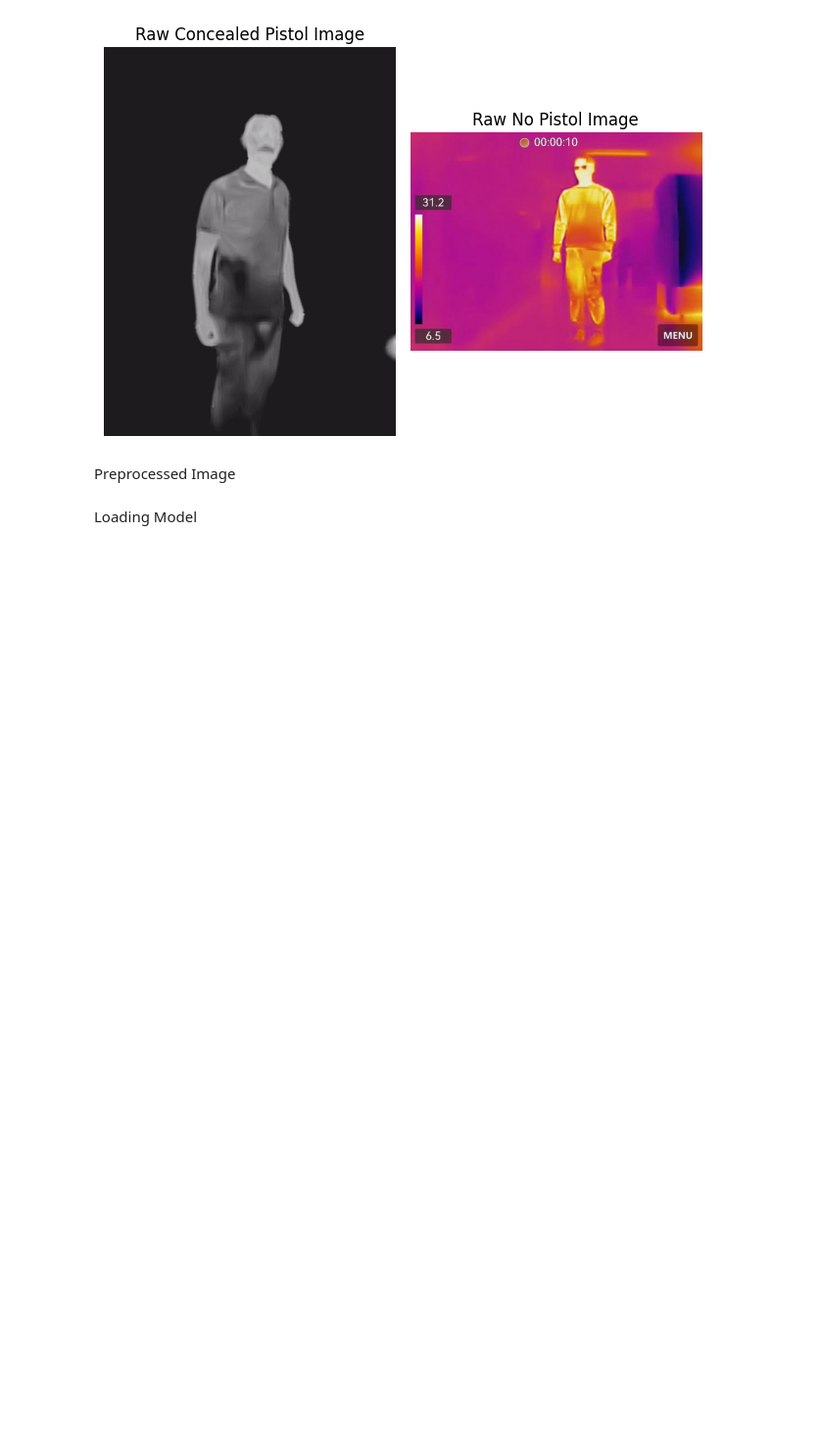
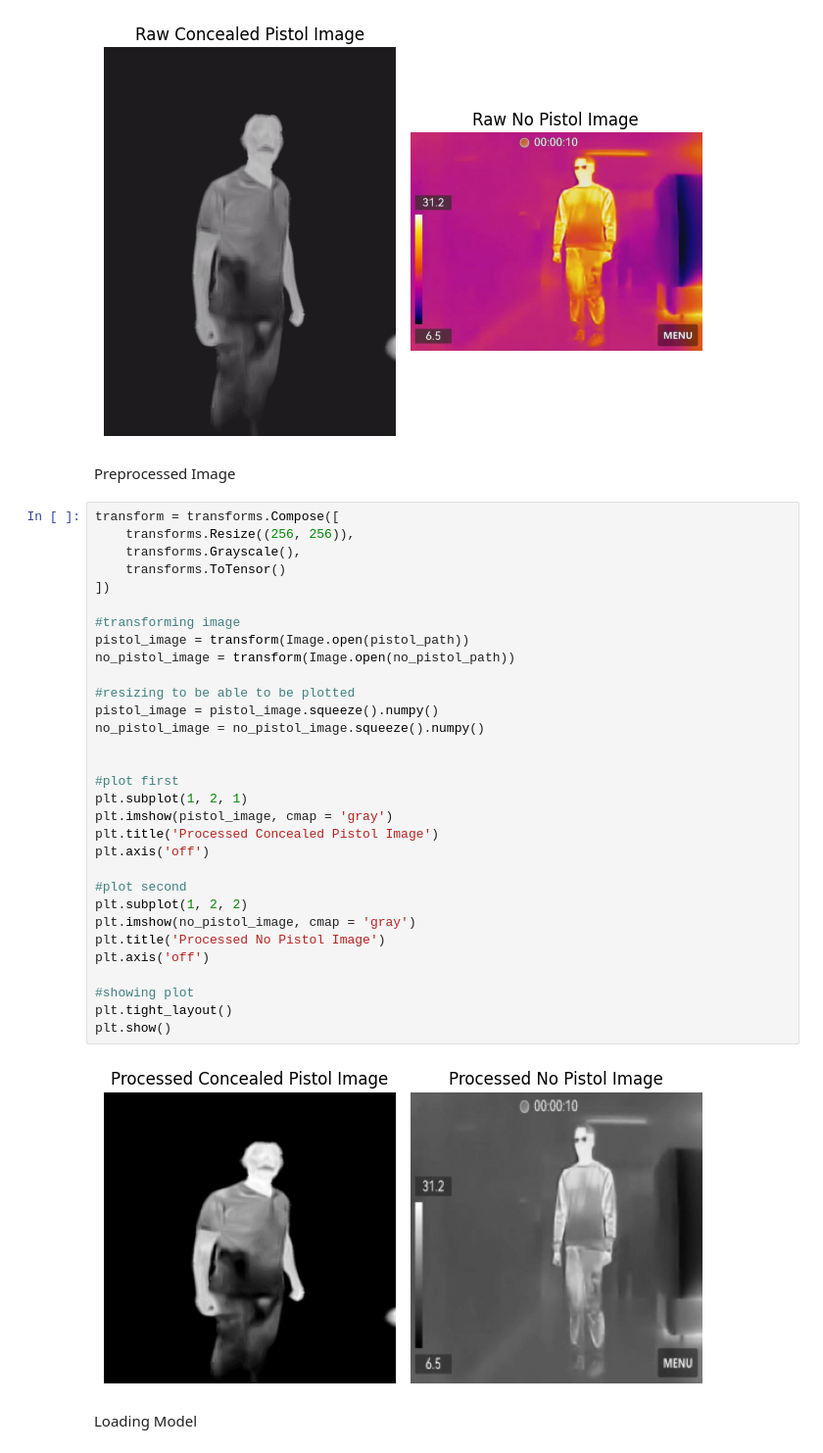
Before and after one commit to NikolaTunguz/Team-02-Capstone-Project, a Jupyter notebook: Models/demo/thermal_pistol_demo.ipynb, the cells around one changed output. Shown at 98% size. Cells and saved outputs as stored; diff of their text form; blank space fills up the shorter version.

Commit message:
postprocessing images added

```diff
--- a/Models/demo/thermal_pistol_demo.ipynb
+++ b/Models/demo/thermal_pistol_demo.ipynb
@@ -48,6 +51,39 @@ plt.show()
 [figure]
 # %% [markdown]
 Preprocessed Image
+# %%
+transform = transforms.Compose([
+    transforms.Resize((256, 256)),
+    transforms.Grayscale(),
+    transforms.ToTensor()
+])
+
+#transforming image
+pistol_image = transform(Image.open(pistol_path))
+no_pistol_image = transform(Image.open(no_pistol_path))
+
+#resizing to be able to be plotted
+pistol_image = pistol_image.squeeze().numpy()
+no_pistol_image = no_pistol_image.squeeze().numpy()
+
+
+#plot first
+plt.subplot(1, 2, 1)
+plt.imshow(pistol_image, cmap = 'gray')
+plt.title('Processed Concealed Pistol Image')
+plt.axis('off')
+
+#plot second
+plt.subplot(1, 2, 2)
+plt.imshow(no_pistol_image, cmap = 'gray')
+plt.title('Processed No Pistol Image')
+plt.axis('off')
+
+#showing plot
+plt.tight_layout()
+plt.show()
+# %% [output]
+[figure, added]
 # %% [markdown]
 Loading Model
 # %% [markdown]
```
Also changed, not shown: parts of 1 cell of this notebook.
